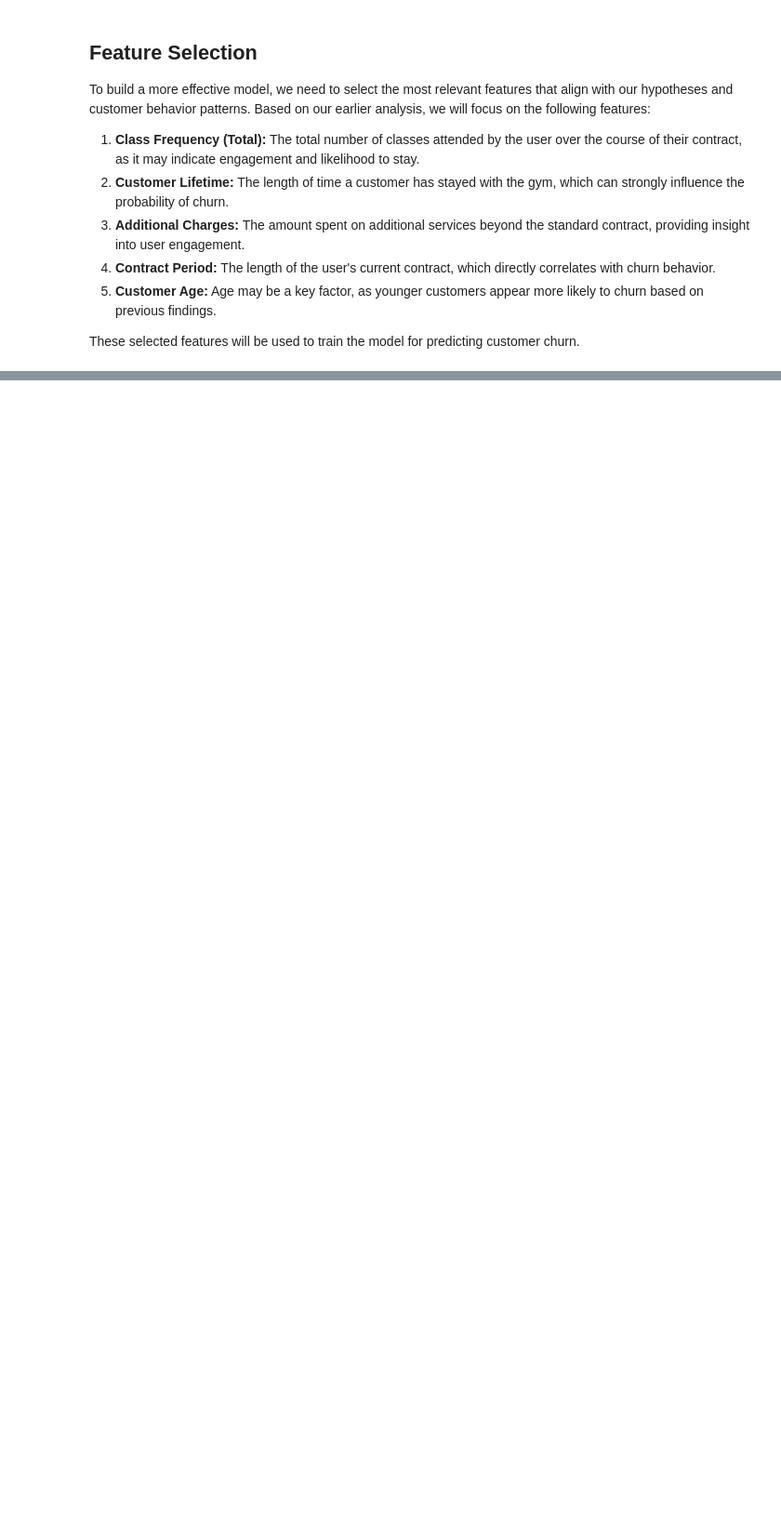
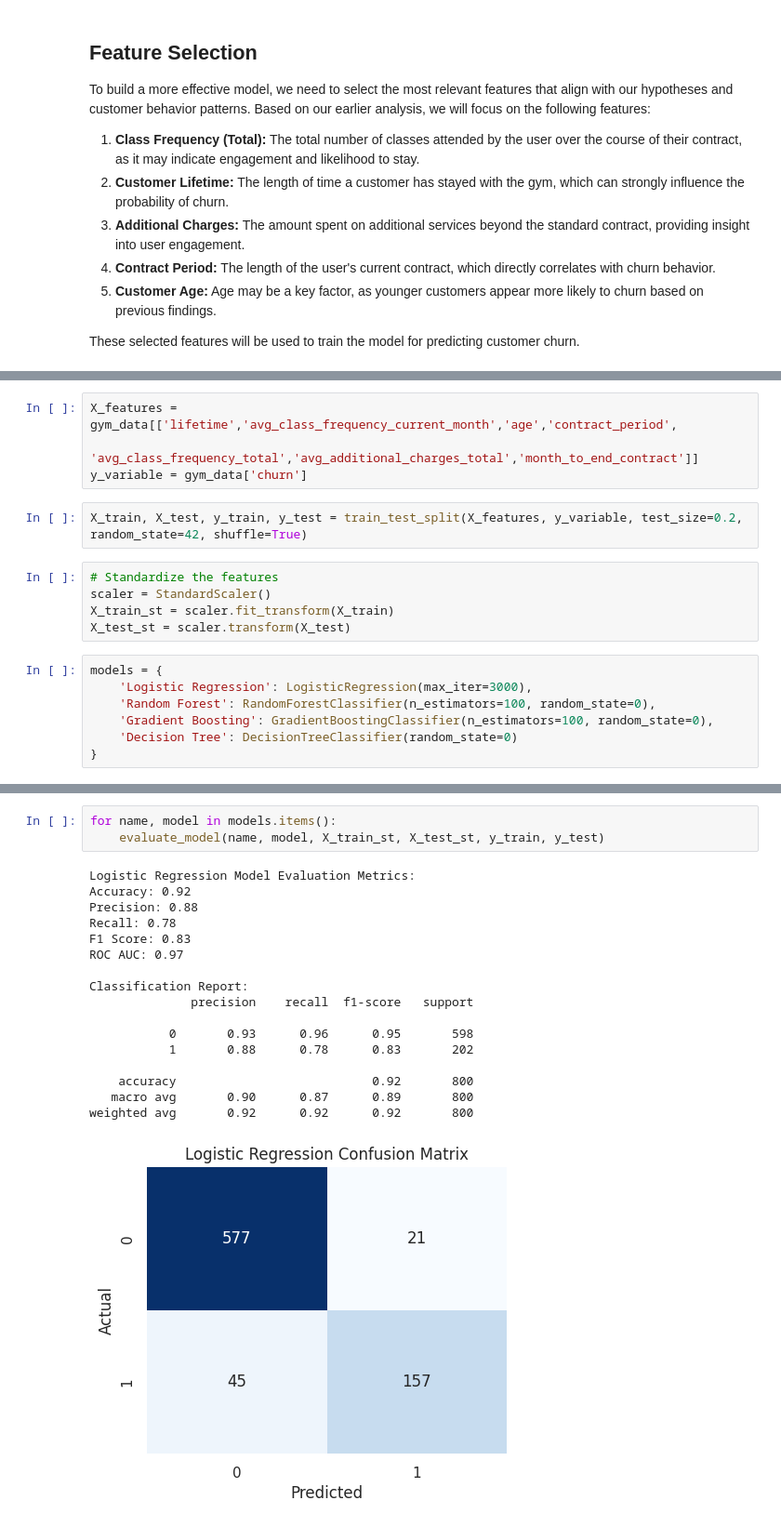
Before and after one commit to bhutto17/Fitness-Center-Retention-Analysis, a Jupyter notebook: Fitness_Center_Retention_Analysis.ipynb, the cells around one changed output, grey strips where cells are left out. Shown at 93% size. Cells and saved outputs as stored; diff of their text form; blank space fills up the shorter version.

Commit message:
Trained and evaluated Logistic Regression, Random Forest, Gradient Boosting, and Decision Tree models with performance metrics and visualizations

```diff
--- a/Fitness_Center_Retention_Analysis.ipynb
+++ b/Fitness_Center_Retention_Analysis.ipynb
@@ -461,0 +472,18 @@ These selected features will be used to train the model for predicting customer
+# %%
+X_features = gym_data[['lifetime','avg_class_frequency_current_month','age','contract_period',
+                         'avg_class_frequency_total','avg_additional_charges_total','month_to_end_contract']]
+y_variable = gym_data['churn']
+# %%
+X_train, X_test, y_train, y_test = train_test_split(X_features, y_variable, test_size=0.2, random_state=42, shuffle=True)
+# %%
+# Standardize the features
+scaler = StandardScaler()
+X_train_st = scaler.fit_transform(X_train)
+X_test_st = scaler.transform(X_test)
+# %%
+models = {
+    'Logistic Regression': LogisticRegression(max_iter=3000),
+    'Random Forest': RandomForestClassifier(n_estimators=100, random_state=0),
+    'Gradient Boosting': GradientBoostingClassifier(n_estimators=100, random_state=0),
+    'Decision Tree': DecisionTreeClassifier(random_state=0)
+}
@@ -461,0 +542,21 @@ These selected features will be used to train the model for predicting customer
+# %%
+for name, model in models.items():
+    evaluate_model(name, model, X_train_st, X_test_st, y_train, y_test)
+# %% [output]
+Logistic Regression Model Evaluation Metrics:
+Accuracy: 0.92
+Precision: 0.88
+Recall: 0.78
+F1 Score: 0.83
+ROC AUC: 0.97
+
+Classification Report:
+              precision    recall  f1-score   support
+
+           0       0.93      0.96      0.95       598
+           1       0.88      0.78      0.83       202
+
+    accuracy                           0.92       800
+   macro avg       0.90      0.87      0.89       800
+weighted avg       0.92      0.92      0.92       800
+[figure, added]
```
Also changed, not shown: parts of 3 cells of this notebook.
